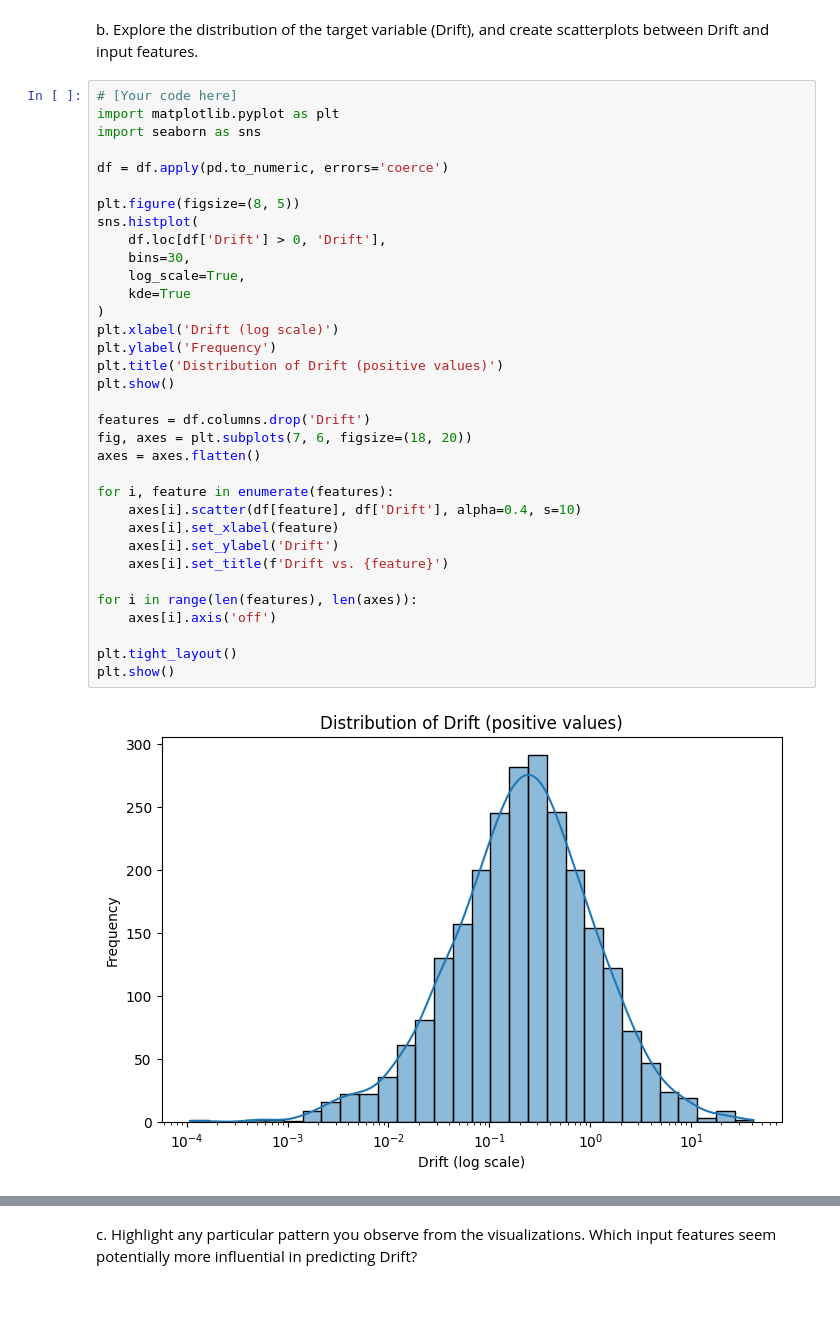
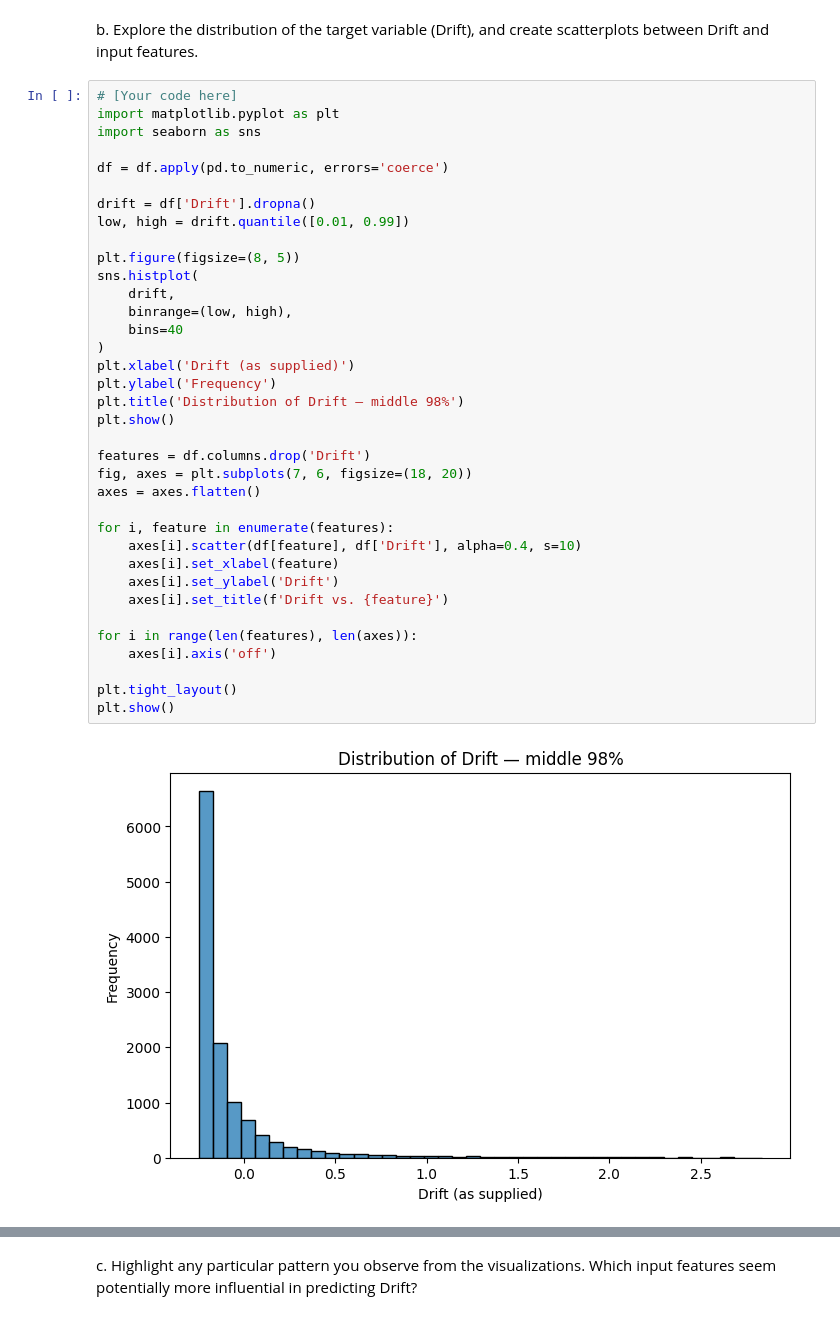
Before and after one commit to alibpowell/ML4021-Group, a Jupyter notebook: 02-seismic-support-vector-regression.ipynb, the cells around one changed output, grey strips where cells are left out. Cells and saved outputs as stored; diff of their text form.

```diff
--- a/02-seismic-support-vector-regression.ipynb
+++ b/02-seismic-support-vector-regression.ipynb
@@ -113,39 +113,41 @@ b. Explore the distribution of the target variable (Drift), and create scatterpl
 # %%
 # [Your code here]
 import matplotlib.pyplot as plt
 import seaborn as sns
 
 df = df.apply(pd.to_numeric, errors='coerce')
 
+drift = df['Drift'].dropna()
+low, high = drift.quantile([0.01, 0.99])
+
 plt.figure(figsize=(8, 5))
 sns.histplot(
-    df.loc[df['Drift'] > 0, 'Drift'],
-    bins=30,
-    log_scale=True,
-    kde=True
+    drift,
+    binrange=(low, high),
+    bins=40
 )
-plt.xlabel('Drift (log scale)')
+plt.xlabel('Drift (as supplied)')
 plt.ylabel('Frequency')
-plt.title('Distribution of Drift (positive values)')
+plt.title('Distribution of Drift — middle 98%')
 plt.show()
 
 features = df.columns.drop('Drift')
 fig, axes = plt.subplots(7, 6, figsize=(18, 20))
 axes = axes.flatten()
 
 for i, feature in enumerate(features):
     axes[i].scatter(df[feature], df['Drift'], alpha=0.4, s=10)
     axes[i].set_xlabel(feature)
     axes[i].set_ylabel('Drift')
     axes[i].set_title(f'Drift vs. {feature}')
 
 for i in range(len(features), len(axes)):
     axes[i].axis('off')
 
 plt.tight_layout()
 plt.show()
 # %% [output]
-[figure, old version]
+[figure, new version]
 [figure]
 # %% [markdown]
 c. Highlight any particular pattern you observe from the visualizations. Which input features seem potentially more influential in predicting Drift?
```
